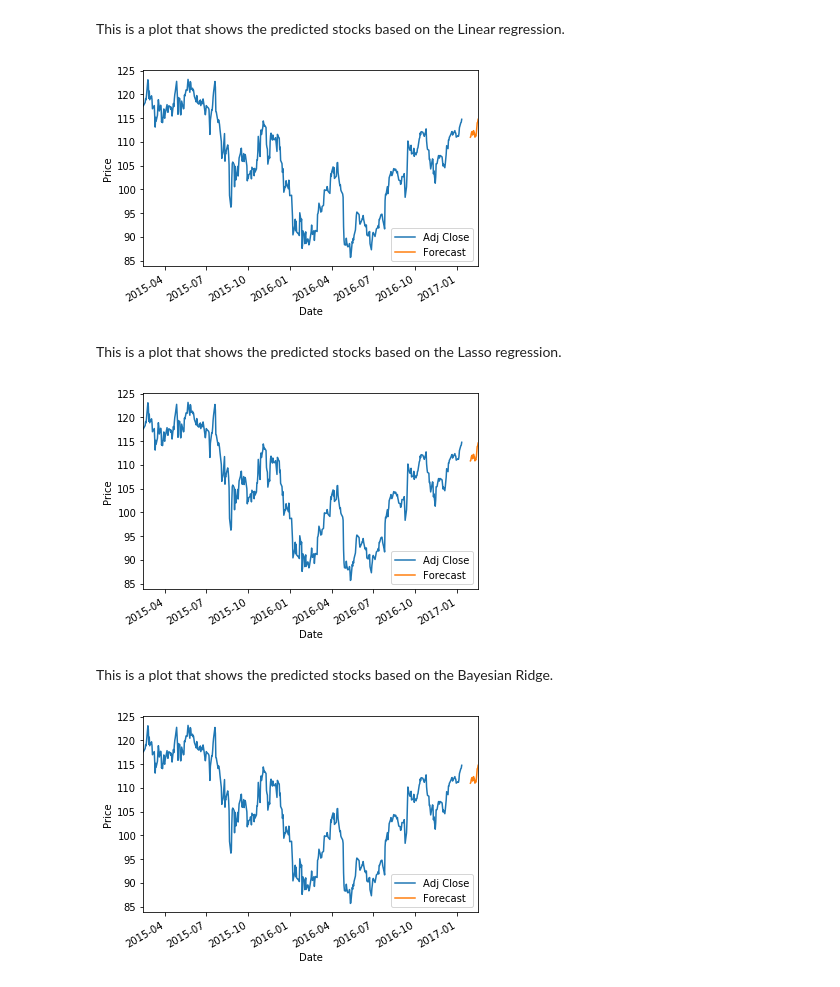
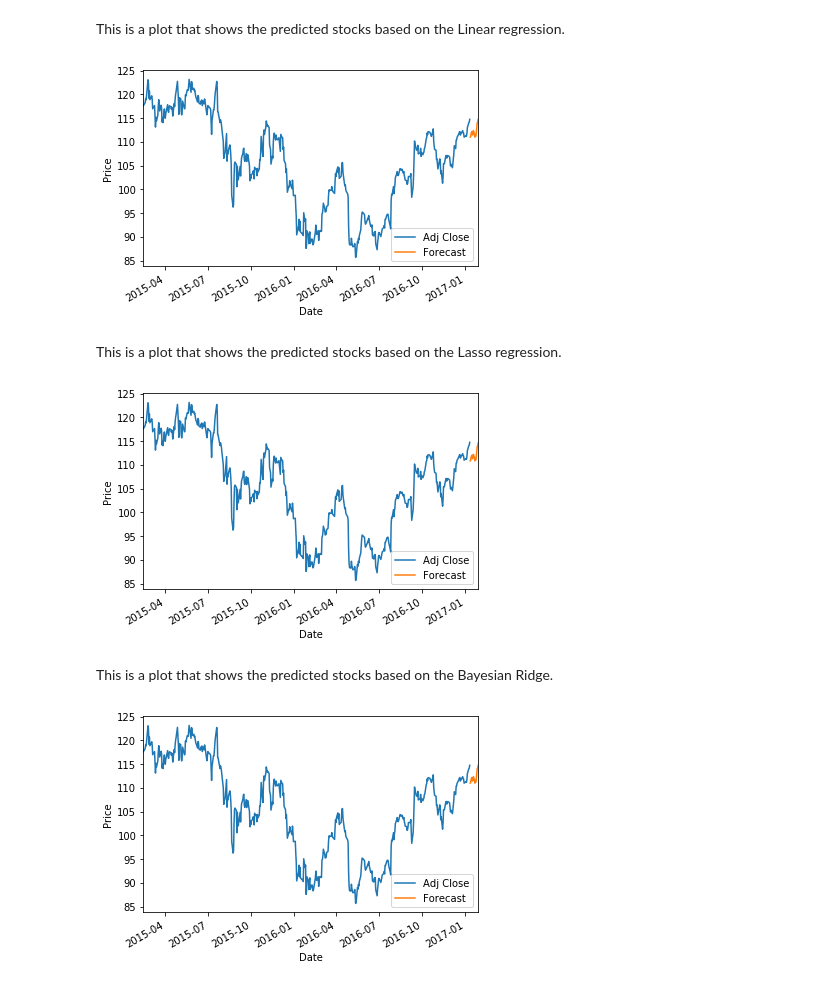
Before and after one commit to markat1/mt_assignment_finance, a Jupyter notebook: mt_assignment_finance.ipynb, the cells around one changed output. Saved outputs shown, nothing was run; the diff lists cells and outputs as text; code cells hidden in the pictures.

```diff
--- a/mt_assignment_finance.ipynb
+++ b/mt_assignment_finance.ipynb
@@ -93,19 +93,19 @@ def addPredictToDf(day, setOfPredictions):
 # %% [markdown]
 This is a plot that shows the predicted stocks based on the Linear regression.
 # %%
-next_day = dfreg.iloc[-1].name + datetime.timedelta(days=1)
+next_day = df.iloc[-1].name + datetime.timedelta(days=1)
 addPredictToDf(next_day, forecast_set_clfreg)
 # %% [output]
-[figure, old version]
+[figure, new version]
 # %% [markdown]
 This is a plot that shows the predicted stocks based on the Lasso regression.
 # %%
 addPredictToDf(next_day, forecast_set_cllas)
 # %% [output]
-[figure, old version]
+[figure, new version]
 # %% [markdown]
 This is a plot that shows the predicted stocks based on the Bayesian Ridge.
 # %%
 addPredictToDf(next_day, forecast_set_clbridge)
 # %% [output]
-[figure, old version]
+[figure, new version]
```
